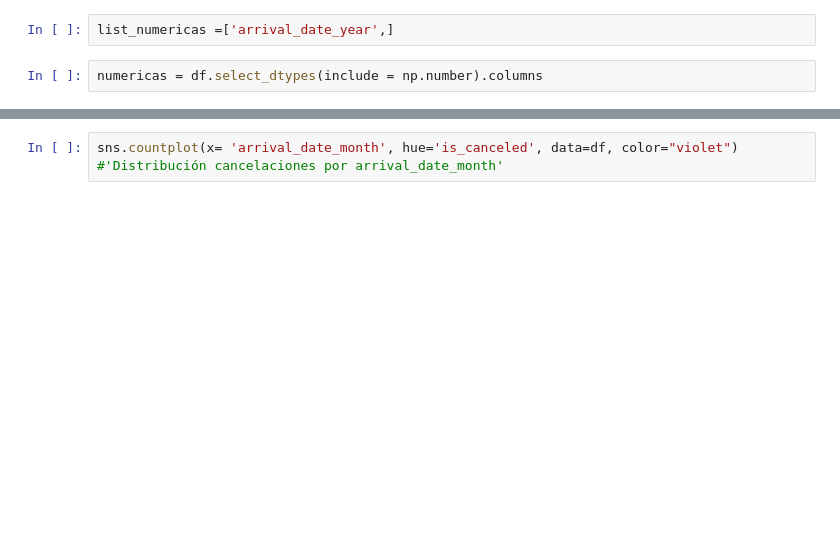
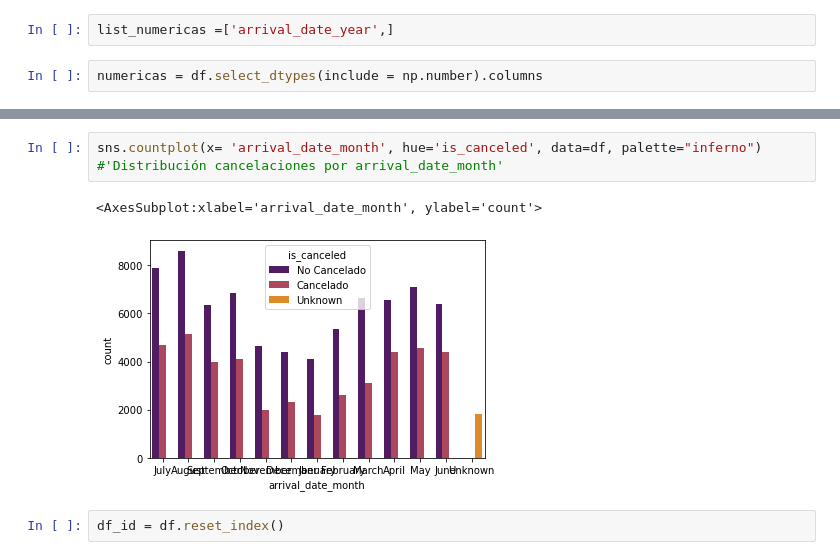
Before and after one commit to Adalab/proyecto-da-promof-modulo4-equipo5, a Jupyter notebook: notebooks/03_analisis.ipynb, the cells around one changed output, grey strips where cells are left out. Saved outputs shown, nothing was run; the diff lists cells and outputs as text; blank space fills up the shorter version.

```diff
--- a/notebooks/03_analisis.ipynb
+++ b/notebooks/03_analisis.ipynb
@@ -109,3 +185,8 @@ sns.countplot(x= 'stays_in_weekend_nights', hue='is_canceled', data=df, color="v
 # %%
-sns.countplot(x= 'arrival_date_month', hue='is_canceled', data=df, color="violet")
+sns.countplot(x= 'arrival_date_month', hue='is_canceled', data=df, palette="inferno")
 #'Distribución cancelaciones por arrival_date_month'
+# %% [output]
+<AxesSubplot:xlabel='arrival_date_month', ylabel='count'>
+[figure, added]
+# %%
+df_id = df.reset_index()
```
Also changed, not shown: parts of 45 cells of this notebook.
